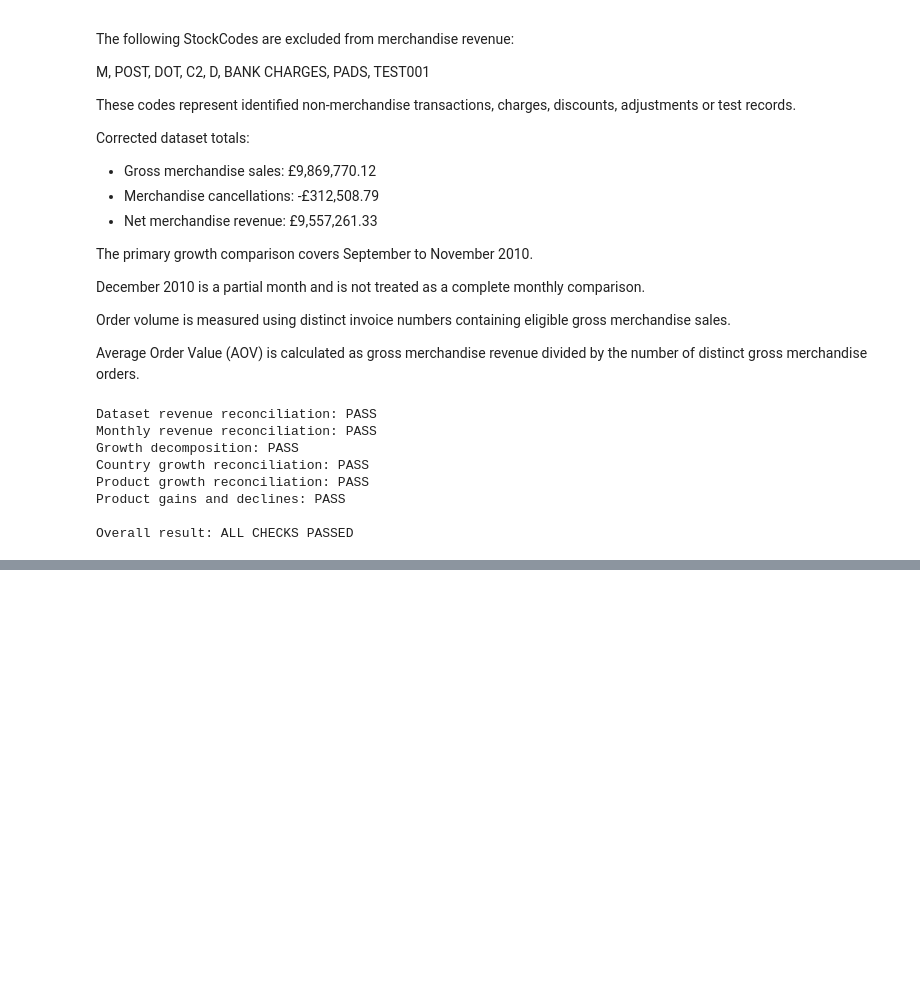
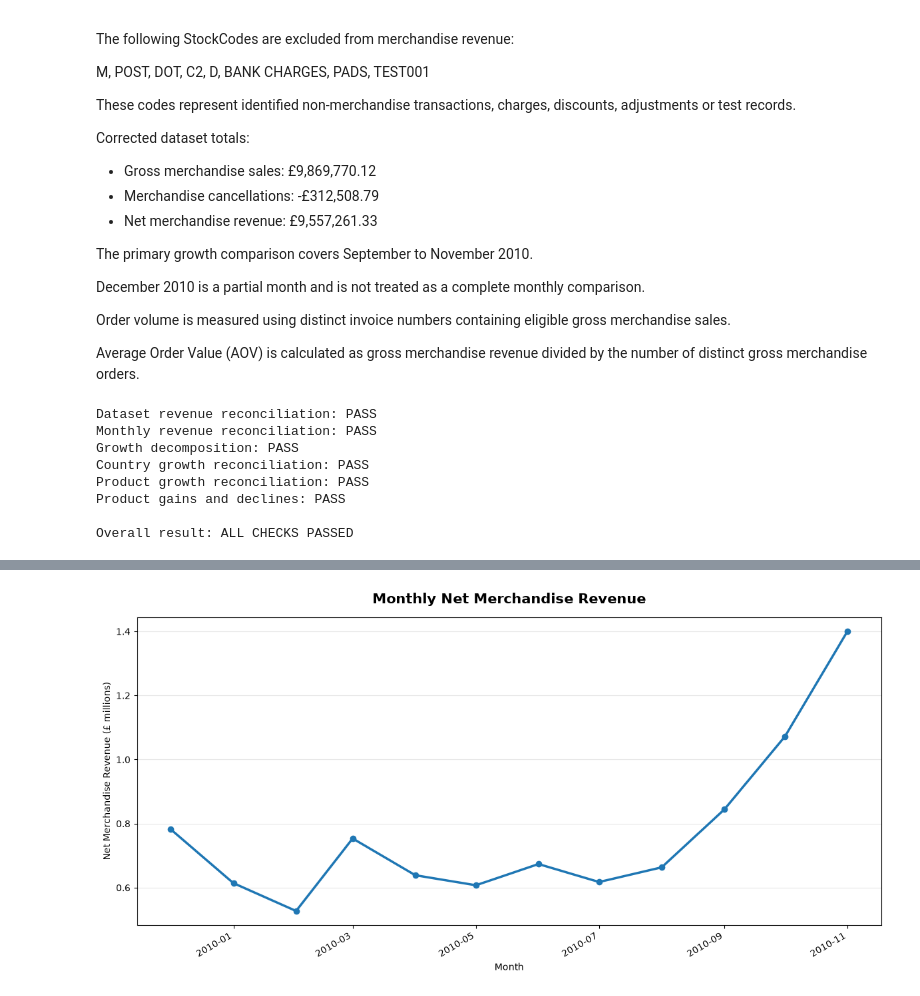
Before and after one commit to baizoukou/retail-revenue-growth-analysis, a Jupyter notebook: notebooks/04_revenue_growth_drivers.ipynb, the cells around one changed output, grey strips where cells are left out. Cells and saved outputs as stored; diff of their text form; code cells hidden in the pictures; blank space fills up the shorter version.

```diff
--- a/notebooks/04_revenue_growth_drivers.ipynb
+++ b/notebooks/04_revenue_growth_drivers.ipynb
@@ -1820,0 +1860,52 @@ Overall result: ALL CHECKS PASSED
+# %%
+
+# Step 67 — Portfolio-ready monthly revenue chart
+
+import matplotlib.pyplot as plt
+from matplotlib.ticker import FuncFormatter
+
+revenue_trend = monthly_revenue.loc[
+    "2009-12":"2010-11"
+].copy()
+
+months = revenue_trend.index.to_timestamp()
+revenue = revenue_trend["Net_Revenue"]
+
+fig, ax = plt.subplots(figsize=(12, 6))
+
+ax.plot(
+    months,
+    revenue,
+    marker="o",
+    linewidth=2.5
+)
+
+ax.set_title(
+    "Monthly Net Merchandise Revenue",
+    fontsize=15,
+    fontweight="bold",
+    pad=15
+)
+
+ax.set_xlabel("Month")
+ax.set_ylabel("Net Merchandise Revenue (£ millions)")
+
+ax.yaxis.set_major_formatter(
+    FuncFormatter(lambda value, pos: f"{value / 1_000_000:.1f}")
+)
+
+ax.grid(axis="y", alpha=0.3)
+
+fig.autofmt_xdate()
+plt.tight_layout()
+
+# Save the chart before displaying it
+fig.savefig(
+    "../figures/monthly_net_revenue.png",
+    dpi=300,
+    bbox_inches="tight"
+)
+
+plt.show()
+# %% [output]
+[figure, added]
```
Also changed, not shown: parts of 8 cells of this notebook, 8 other files.
